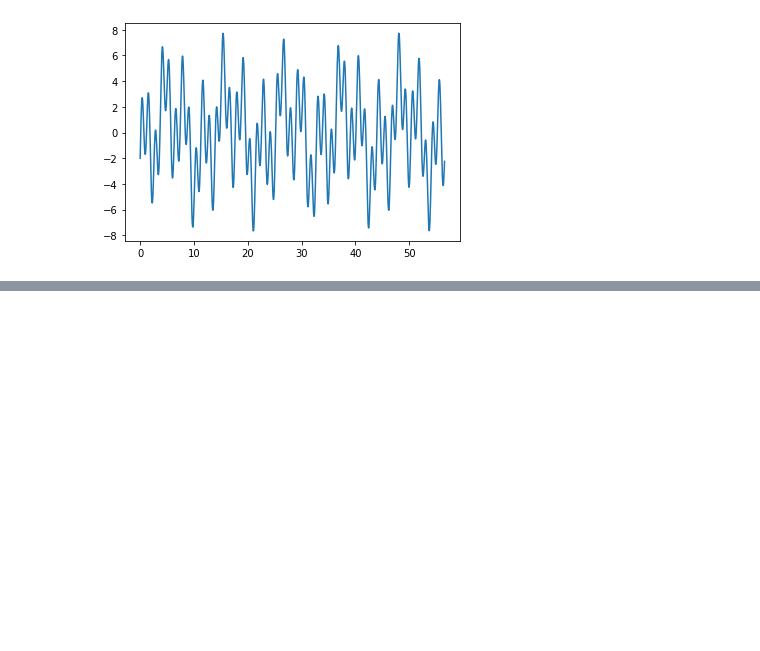
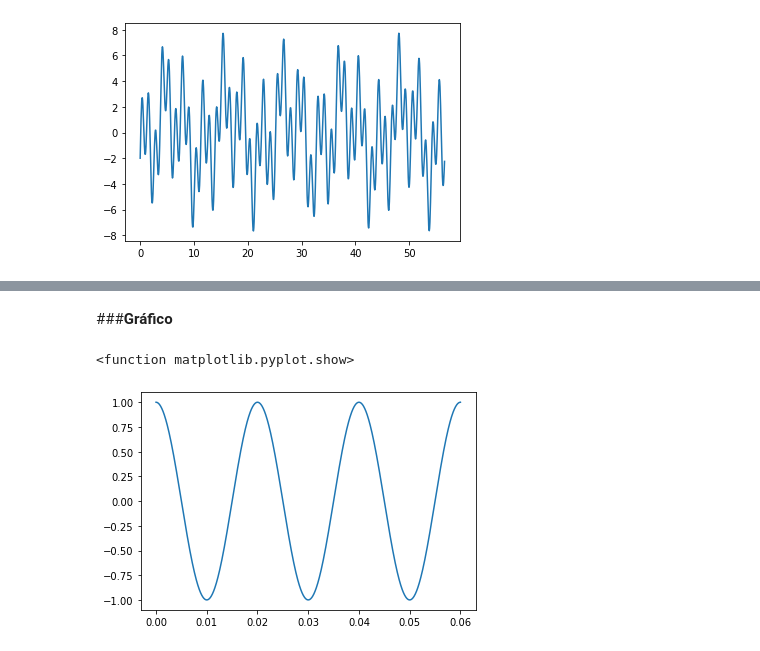
Before and after one commit to jmorand1/Se-ales, a Jupyter notebook: Taller1.ipynb, the cells around one changed output, grey strips where cells are left out. Saved outputs shown, nothing was run; the diff lists cells and outputs as text; code cells hidden in the pictures; blank space fills up the shorter version.

```diff
--- a/Taller1.ipynb
+++ b/Taller1.ipynb
@@ -197,0 +240,12 @@ $T_1 = \frac{\pi}{2}; T_2 = \frac{\pi}{25}; T_3 = \frac{\pi}{5}$
+# %% [markdown]
+###**Gráfico**
+# %%
+w = 100*np.pi
+f = w/(2*np.pi)
+T = 1/f
+t = np.linspace(0,3*T,1000)
+x = np.exp(w*(0+1j)*t)
+plt.plot(t,x)
+# %% [output]
+<function matplotlib.pyplot.show>
+[figure, added]
```
Also changed, not shown: parts of 22 cells of this notebook.
